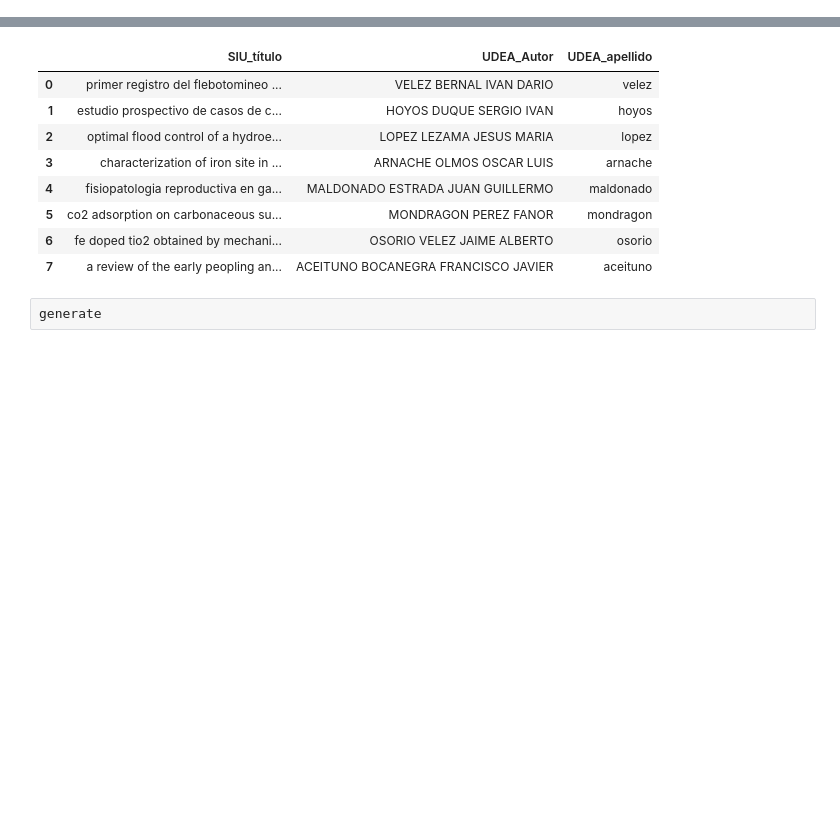
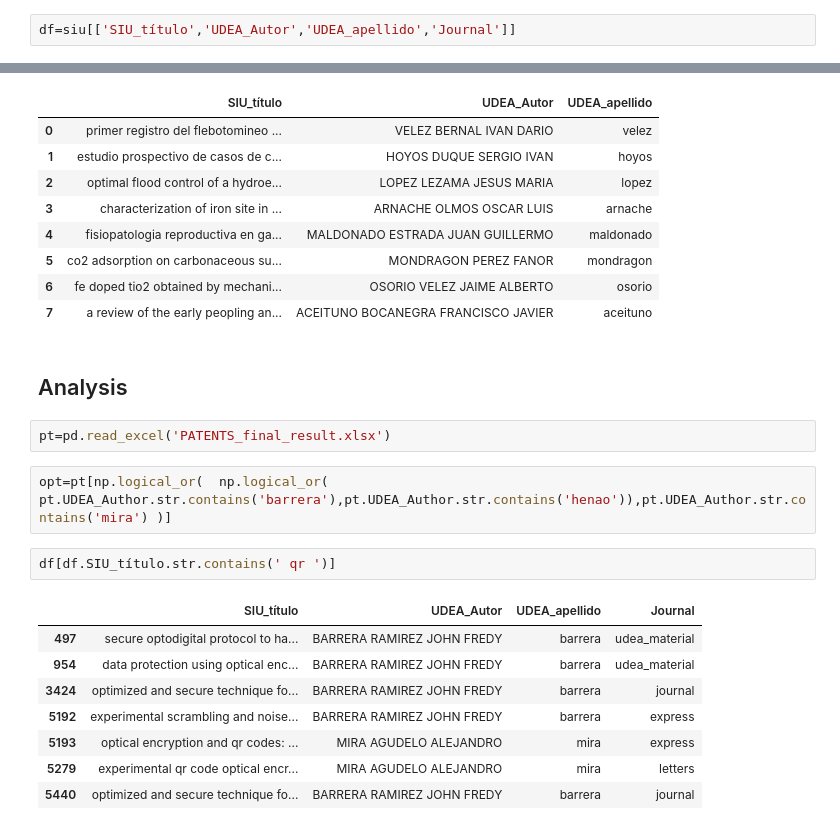
Before and after one commit to restrepo/run_firefox_from_jupyter, a Jupyter notebook: test.ipynb, the cells around one changed output, grey strips where cells are left out. Saved outputs shown, nothing was run; the diff lists cells and outputs as text; blank space fills up the shorter version.

```diff
--- a/test.ipynb
+++ b/test.ipynb
@@ -147,0 +191,2 @@ df[df.SIU_título.str.contains( 'caracterizacion clinica de ninos y adolescentes
+# %%
+df=siu[['SIU_título','UDEA_Autor','UDEA_apellido','Journal']]
@@ -189,5 +239,20 @@ pd.read_excel('failed.xlsx')
 | 5 | co2 adsorption on carbonaceous su... | MONDRAGON PEREZ FANOR | mondragon |
 | 6 | fe doped tio2 obtained by mechani... | OSORIO VELEZ JAIME ALBERTO | osorio |
 | 7 | a review of the early peopling an... | ACEITUNO BOCANEGRA FRANCISCO JAVIER | aceituno |
-# %%
-generate
+# %% [markdown]
+## Analysis
+# %%
+pt=pd.read_excel('PATENTS_final_result.xlsx')
+# %%
+opt=pt[np.logical_or(  np.logical_or(  pt.UDEA_Author.str.contains('barrera'),pt.UDEA_Author.str.contains('henao')),pt.UDEA_Author.str.contains('mira') )]
+# %%
+df[df.SIU_título.str.contains(' qr ')]
+# %% [output]
+|  | SIU_título | UDEA_Autor | UDEA_apellido | Journal |
+| 497 | secure optodigital protocol to ha... | BARRERA RAMIREZ JOHN FREDY | barrera | udea_material |
+| 954 | data protection using optical enc... | BARRERA RAMIREZ JOHN FREDY | barrera | udea_material |
+| 3424 | optimized and secure technique fo... | BARRERA RAMIREZ JOHN FREDY | barrera | journal |
+| 5192 | experimental scrambling and noise... | BARRERA RAMIREZ JOHN FREDY | barrera | express |
+| 5193 | optical encryption and qr codes: ... | MIRA AGUDELO ALEJANDRO | mira | express |
+| 5279 | experimental qr code optical encr... | MIRA AGUDELO ALEJANDRO | mira | letters |
+| 5440 | optimized and secure technique fo... | BARRERA RAMIREZ JOHN FREDY | barrera | journal |
```
Also changed, not shown: parts of 24 cells of this notebook, 1 other file.
